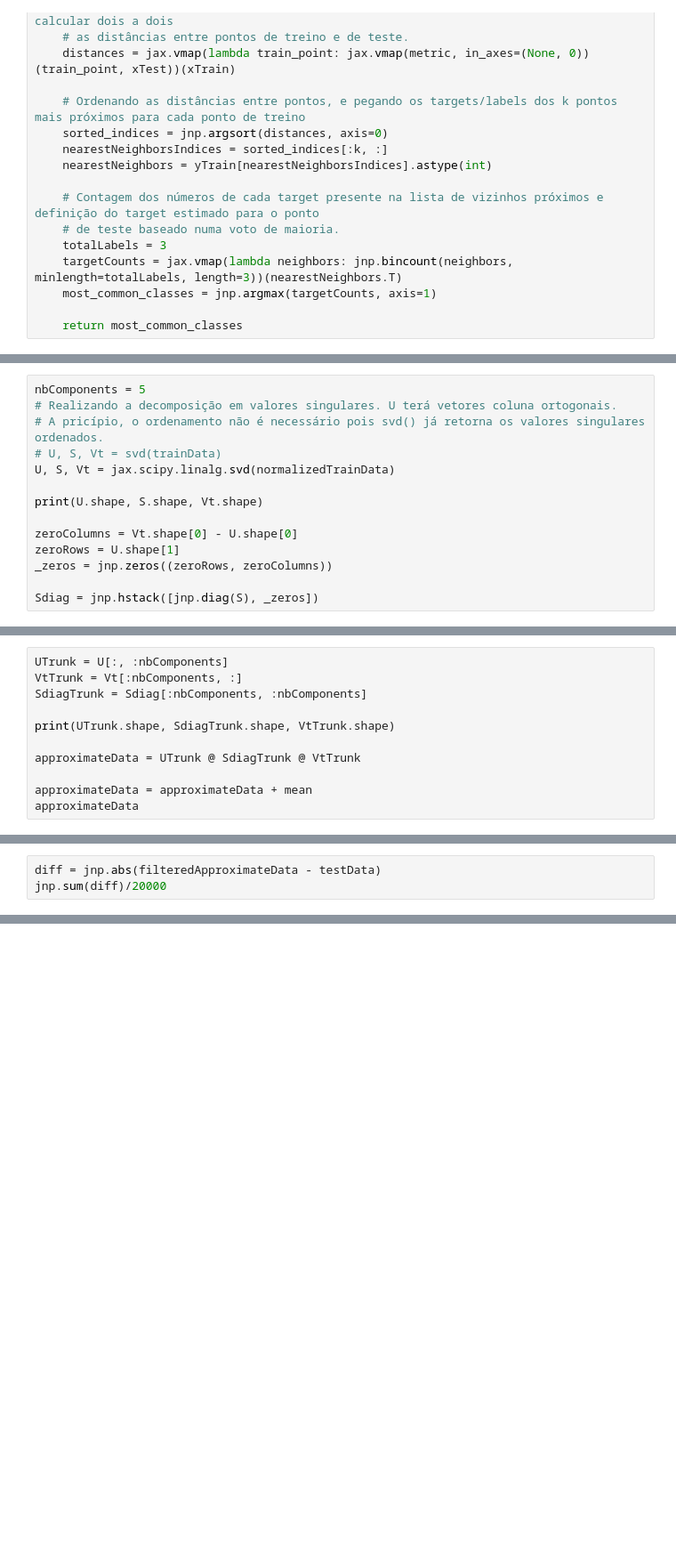
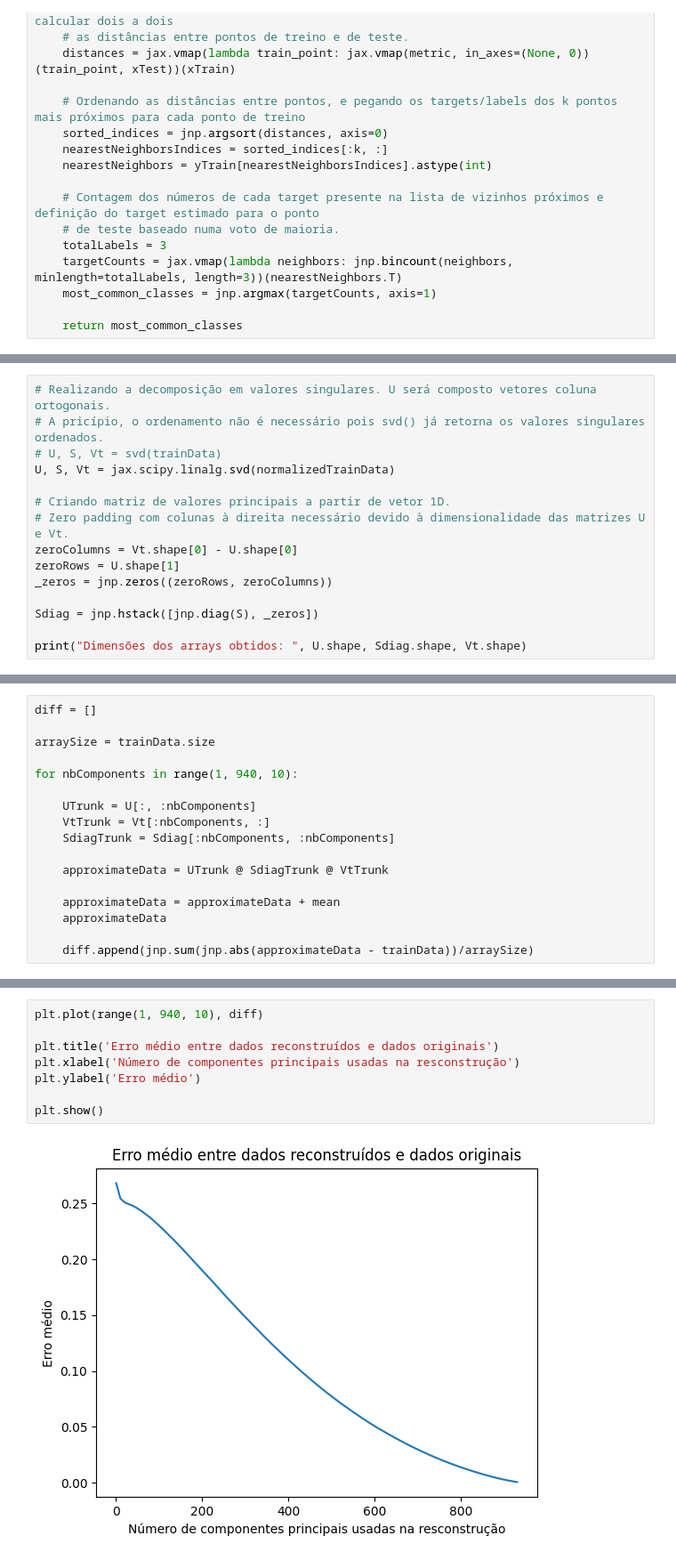
Before and after one commit to arthurkenzo/MO431_Tarefas, a Jupyter notebook: la2ml_tarefa_2.ipynb, the cells around one changed output, grey strips where cells are left out. Shown: that part at 89% size. Saved outputs shown, nothing was run; the diff lists cells and outputs as text; blank space fills up the shorter version.

Commit message:
Mais análises e gráficos sobre erros da previsão dos dados de teste.

```diff
--- a/la2ml_tarefa_2.ipynb
+++ b/la2ml_tarefa_2.ipynb
@@ -206,15 +179,16 @@ def knn(xTrain:jnp.ndarray, yTrain:jnp.ndarray, xTest:jnp.ndarray, k:int, metric
 # %%
-nbComponents = 5
-# Realizando a decomposição em valores singulares. U terá vetores coluna ortogonais.
+# Realizando a decomposição em valores singulares. U será composto vetores coluna ortogonais.
 # A pricípio, o ordenamento não é necessário pois svd() já retorna os valores singulares ordenados.
 # U, S, Vt = svd(trainData)
 U, S, Vt = jax.scipy.linalg.svd(normalizedTrainData)
 
-print(U.shape, S.shape, Vt.shape)
-
+# Criando matriz de valores principais a partir de vetor 1D.
+# Zero padding com colunas à direita necessário devido à dimensionalidade das matrizes U e Vt.
 zeroColumns = Vt.shape[0] - U.shape[0]
 zeroRows = U.shape[1]
 _zeros = jnp.zeros((zeroRows, zeroColumns))
 
 Sdiag = jnp.hstack([jnp.diag(S), _zeros])
+
+print("Dimensões dos arrays obtidos: ", U.shape, Sdiag.shape, Vt.shape)
 # %% [output]
@@ -222,11 +196,17 @@ Sdiag = jnp.hstack([jnp.diag(S), _zeros])
 # %%
-UTrunk = U[:, :nbComponents]
-VtTrunk = Vt[:nbComponents, :]
-SdiagTrunk = Sdiag[:nbComponents, :nbComponents]
+diff = []
 
-print(UTrunk.shape, SdiagTrunk.shape, VtTrunk.shape)
+arraySize = trainData.size
 
-approximateData = UTrunk @ SdiagTrunk @ VtTrunk
+for nbComponents in range(1, 940, 10):
 
-approximateData = approximateData + mean
-approximateData
+    UTrunk = U[:, :nbComponents]
+    VtTrunk = Vt[:nbComponents, :]
+    SdiagTrunk = Sdiag[:nbComponents, :nbComponents]
+
+    approximateData = UTrunk @ SdiagTrunk @ VtTrunk
+
+    approximateData = approximateData + mean
+    approximateData
+
+    diff.append(jnp.sum(jnp.abs(approximateData - trainData))/arraySize)
@@ -272,3 +212,0 @@ Array([[ 0.,  0.,  0., ..., -0.,  0.,  0.],
-# %%
-diff = jnp.abs(filteredApproximateData - testData)
-jnp.sum(diff)/20000
@@ -318,0 +213,10 @@ plt.plot(range(len(dS)), dS)
+# %%
+plt.plot(range(1, 940, 10), diff)
+
+plt.title('Erro médio entre dados reconstruídos e dados originais')
+plt.xlabel('Número de componentes principais usadas na resconstrução')
+plt.ylabel('Erro médio')
+
+plt.show()
+# %% [output]
+[figure, added]
```
Also changed, not shown: parts of 22 cells of this notebook.
